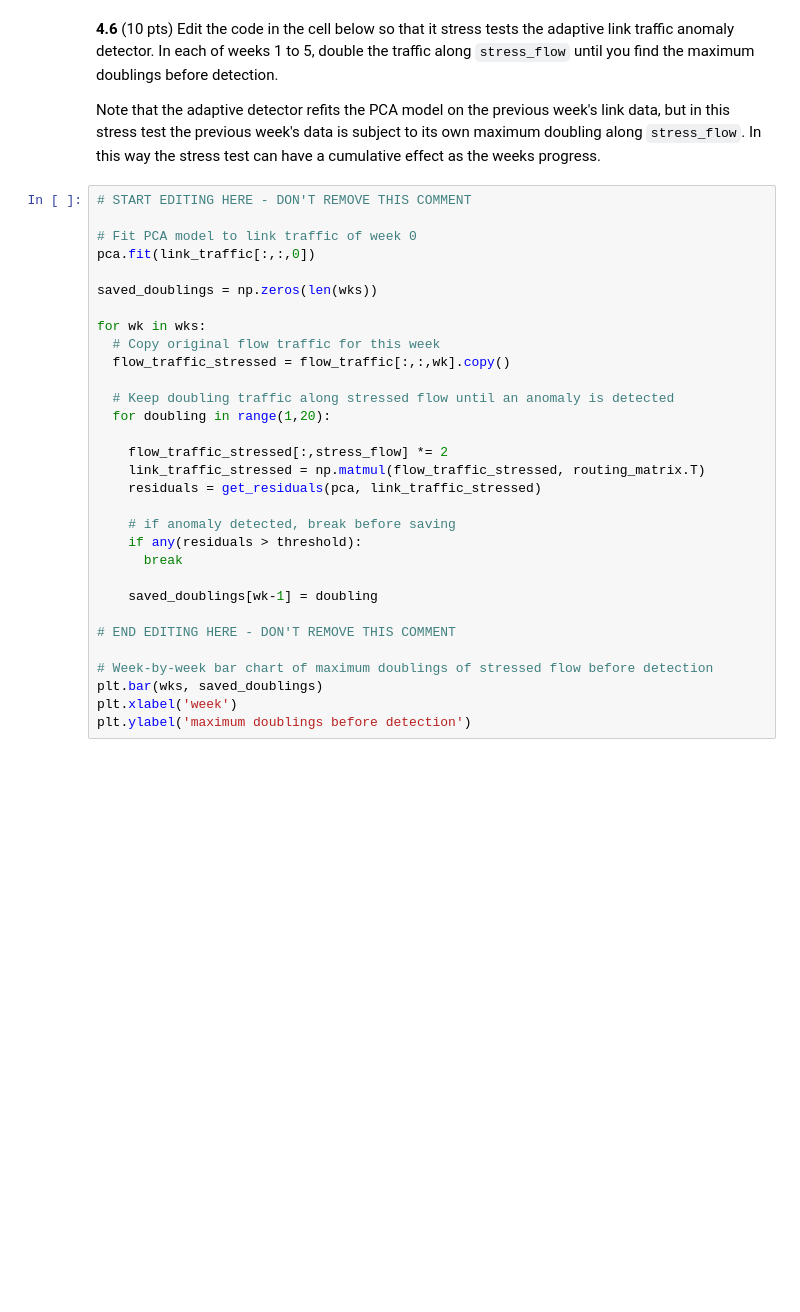
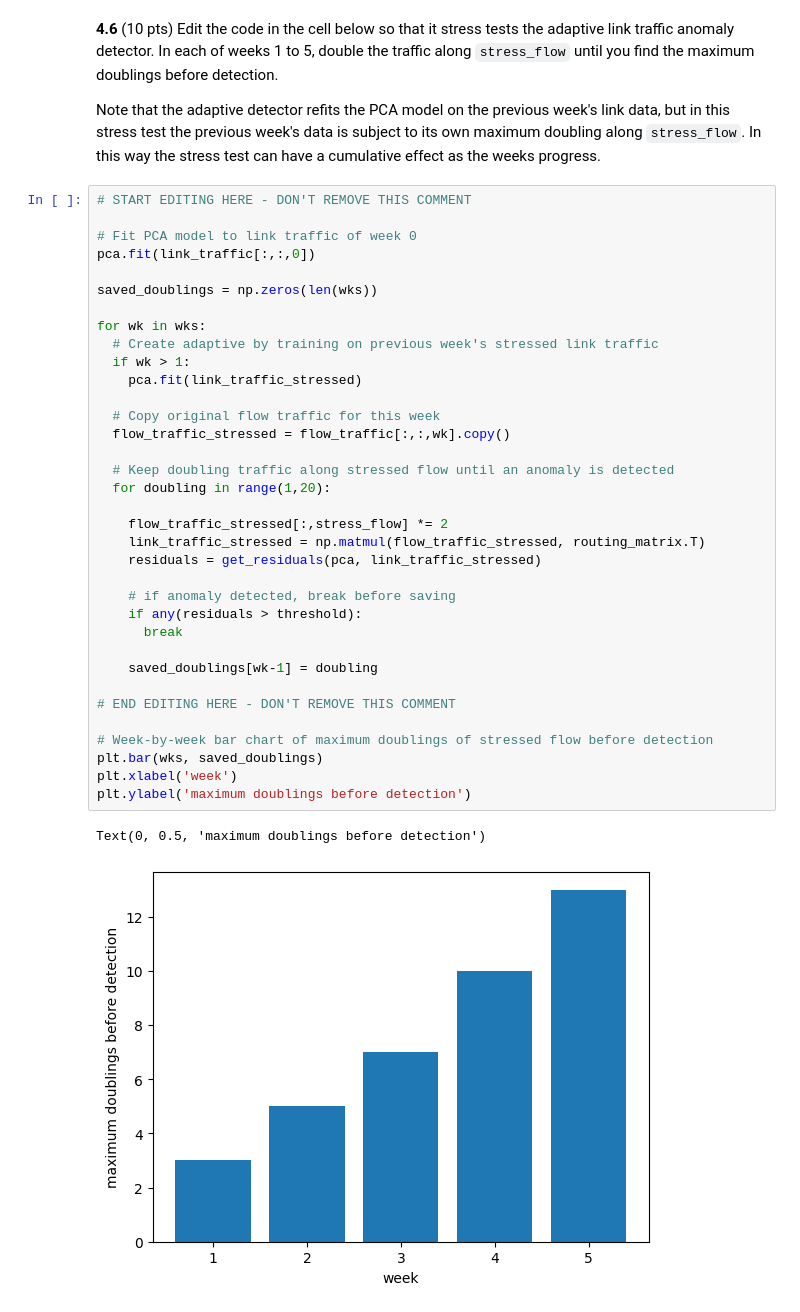
Before and after one commit to aitechroberts/ml_adversary, a Jupyter notebook: HW4.ipynb, the cells around one changed output. Saved outputs shown, nothing was run; the diff lists cells and outputs as text; blank space fills up the shorter version.

```diff
--- a/HW4.ipynb
+++ b/HW4.ipynb
@@ -392,33 +608,40 @@ Note that the adaptive detector refits the PCA model on the previous week's link
 # START EDITING HERE - DON'T REMOVE THIS COMMENT
 
 # Fit PCA model to link traffic of week 0
 pca.fit(link_traffic[:,:,0])
 
 saved_doublings = np.zeros(len(wks))
 
 for wk in wks:
+  # Create adaptive by training on previous week's stressed link traffic
+  if wk > 1:
+    pca.fit(link_traffic_stressed)
+
   # Copy original flow traffic for this week
   flow_traffic_stressed = flow_traffic[:,:,wk].copy()
 
   # Keep doubling traffic along stressed flow until an anomaly is detected
   for doubling in range(1,20):
 
     flow_traffic_stressed[:,stress_flow] *= 2
     link_traffic_stressed = np.matmul(flow_traffic_stressed, routing_matrix.T)
     residuals = get_residuals(pca, link_traffic_stressed)
 
     # if anomaly detected, break before saving
     if any(residuals > threshold):
       break
 
     saved_doublings[wk-1] = doubling
 
 # END EDITING HERE - DON'T REMOVE THIS COMMENT
 
 # Week-by-week bar chart of maximum doublings of stressed flow before detection
 plt.bar(wks, saved_doublings)
 plt.xlabel('week')
 plt.ylabel('maximum doublings before detection')
+# %% [output]
+Text(0, 0.5, 'maximum doublings before detection')
+[figure, added]
 # %% [markdown]
 **4.7** (10 pts) Can an attacker in Los Angeles execute a weeklong DoS attack of arbitrarily large size against a host in New York City while completely evading this adaptive detector? Explain your answer in 1-2 sentences.
 
```
Also changed, not shown: parts of 29 cells of this notebook, 19 other files.
